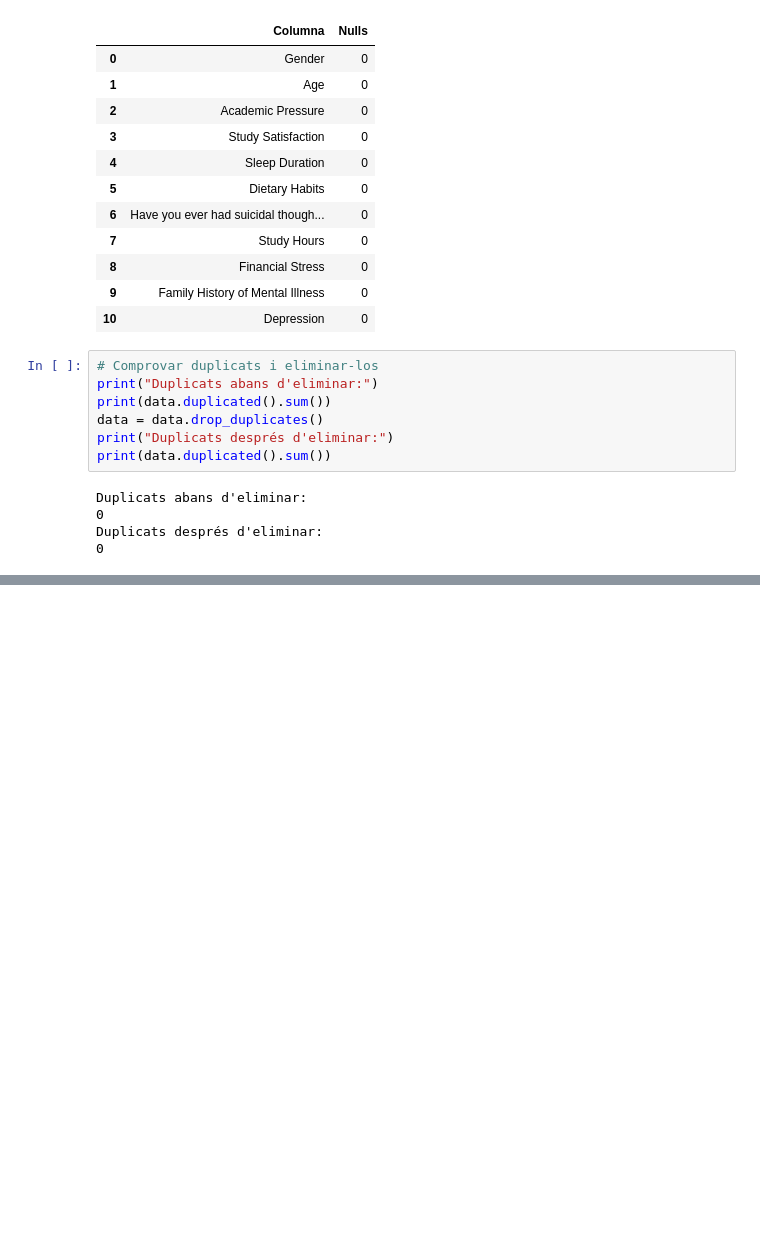
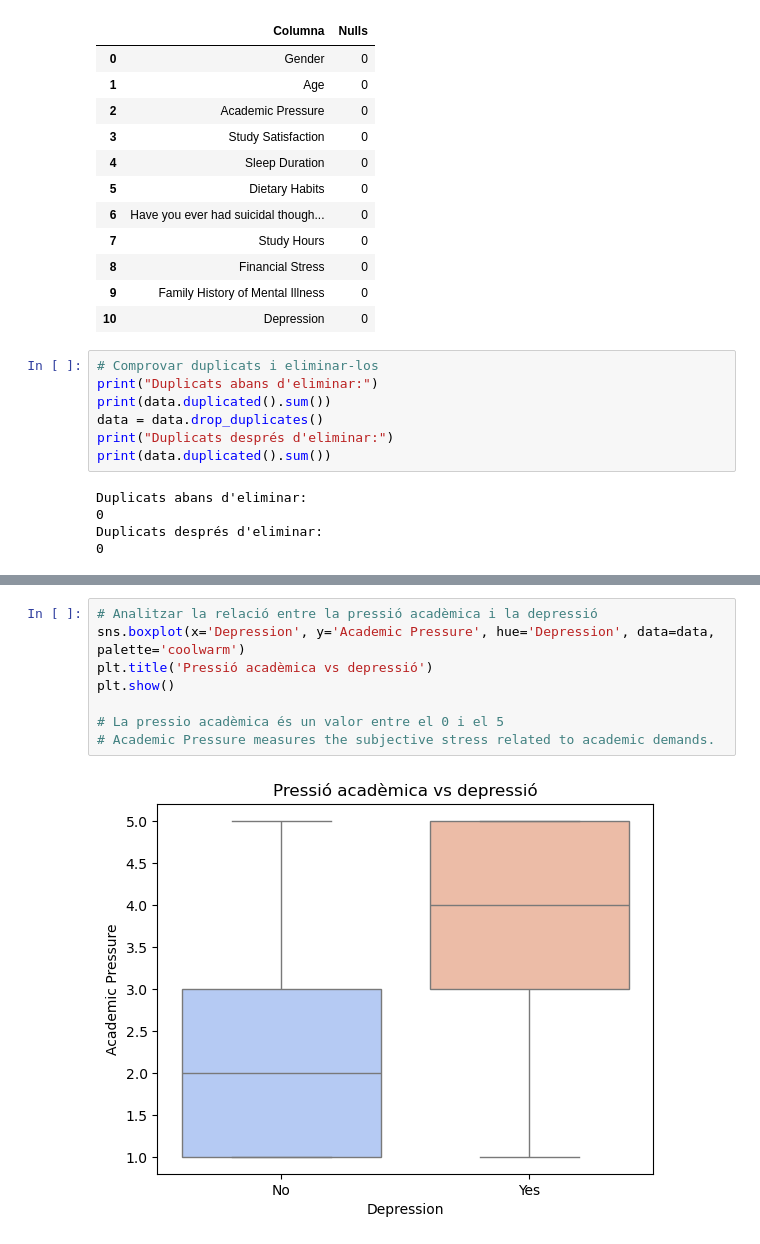
Before and after one commit to Azogue99/Activitat_4_Python_Dataset_Hernandez_Garzon_Azogue_Li, a Jupyter notebook: Notebook_Depression_Student_Arnau.ipynb, the cells around one changed output, grey strips where cells are left out. Cells and saved outputs as stored; diff of their text form; blank space fills up the shorter version.

```diff
--- a/Notebook_Depression_Student_Arnau.ipynb
+++ b/Notebook_Depression_Student_Arnau.ipynb
@@ -47,0 +64,10 @@ Duplicats després d'eliminar:
+# %%
+# Analitzar la relació entre la pressió acadèmica i la depressió
+sns.boxplot(x='Depression', y='Academic Pressure', hue='Depression', data=data, palette='coolwarm')
+plt.title('Pressió acadèmica vs depressió')
+plt.show()
+
+# La pressio acadèmica és un valor entre el 0 i el 5
+# Academic Pressure measures the subjective stress related to academic demands.
+# %% [output]
+[figure, added]
```
Also changed, not shown: parts of 8 cells of this notebook, 1 other file.
